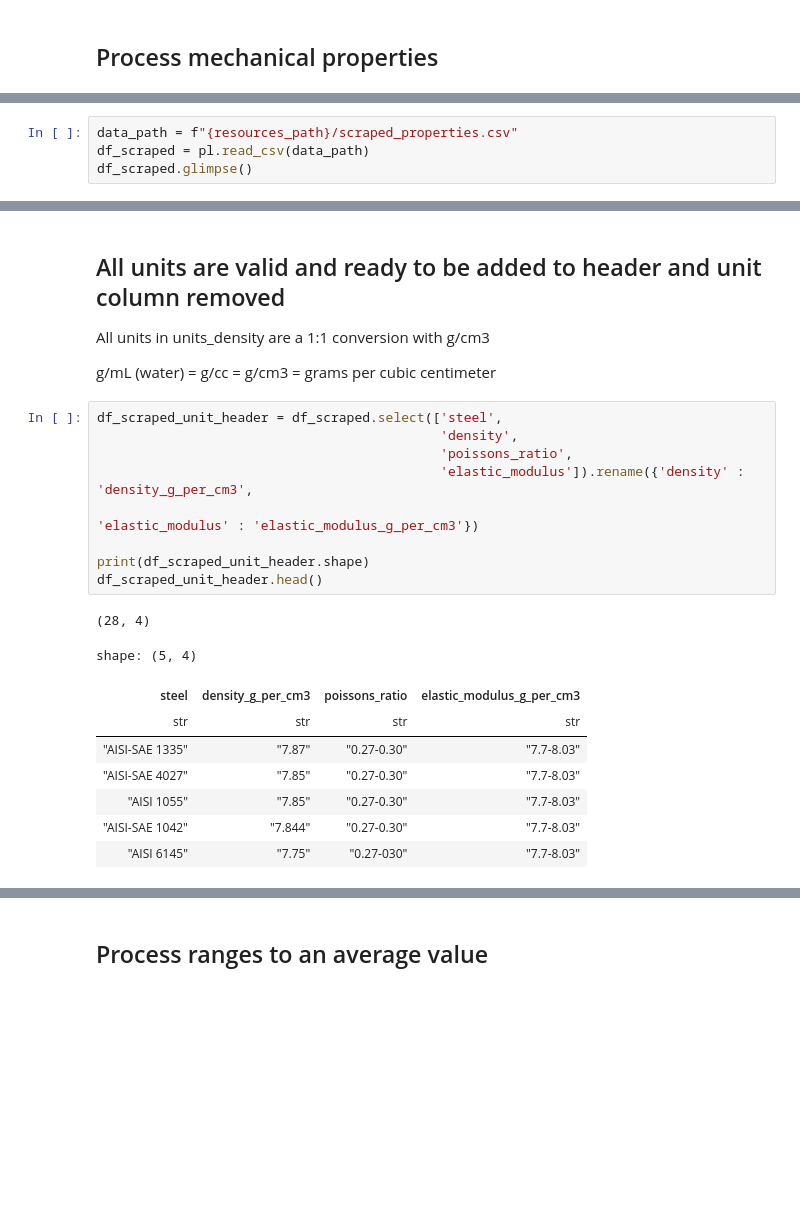
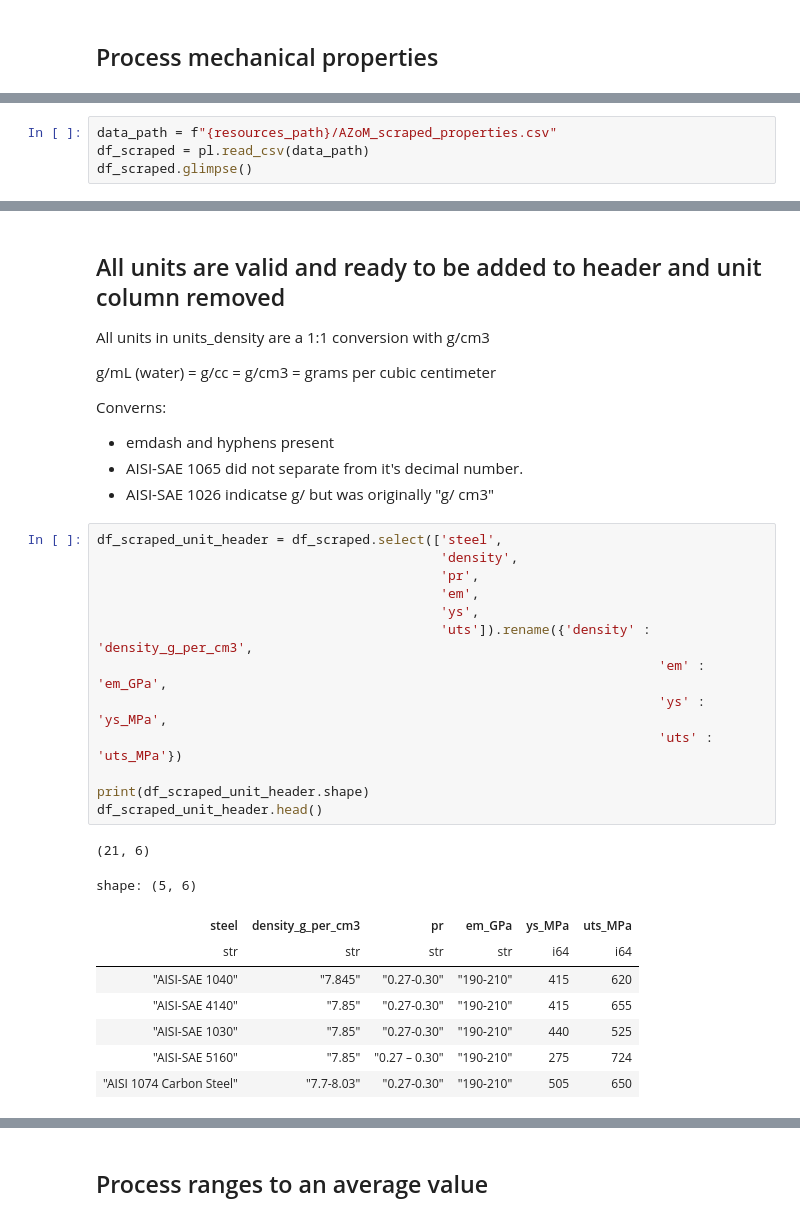
Before and after one commit to Nate-Sheibley/Mild-Steel-Tempering, a Jupyter notebook: Mild_Steel_Tempering-main.ipynb, the cells around one changed output, grey strips where cells are left out. Drawn from its saved outputs; the diff is of its cells as text; blank space fills up the shorter version.

```diff
--- a/Mild_Steel_Tempering-main.ipynb
+++ b/Mild_Steel_Tempering-main.ipynb
@@ -641,7 +775,7 @@ df_steel_properties.write_csv(f'{resources_path}/AZoM_scraped_properties.csv')
 
 Ensure all units are base units and the same down each column
 # %%
-data_path = f"{resources_path}/scraped_properties.csv"
+data_path = f"{resources_path}/AZoM_scraped_properties.csv"
 df_scraped = pl.read_csv(data_path)
 df_scraped.glimpse()
 # %% [output]
@@ -671,25 +806,34 @@ shape: (3, 2)
 All units in units_density are a 1:1 conversion with g/cm3
 
 g/mL (water) = g/cc = g/cm3 = grams per cubic centimeter
+
+Converns:
+* emdash and hyphens present
+* AISI-SAE 1065 did not separate from it's decimal number.
+* AISI-SAE 1026 indicatse g/ but was originally "g/ cm3"
 # %%
 df_scraped_unit_header = df_scraped.select(['steel',
                                             'density',
-                                            'poissons_ratio',
-                                            'elastic_modulus']).rename({'density' : 'density_g_per_cm3',
-                                                                        'elastic_modulus' : 'elastic_modulus_g_per_cm3'})
+                                            'pr',
+                                            'em',
+                                            'ys',
+                                            'uts']).rename({'density' : 'density_g_per_cm3',
+                                                                        'em' : 'em_GPa',
+                                                                        'ys' : 'ys_MPa',
+                                                                        'uts' : 'uts_MPa'})
 
 print(df_scraped_unit_header.shape)
 df_scraped_unit_header.head()
 # %% [output]
-(28, 4)
+(21, 6)
-shape: (5, 4)
+shape: (5, 6)
-| steel | density_g_per_cm3 | poissons_ratio | elastic_modulus_g_per_cm3 |
-| str | str | str | str |
-| "AISI-SAE 1335" | "7.87" | "0.27-0.30" | "7.7-8.03" |
-| "AISI-SAE 4027" | "7.85" | "0.27-0.30" | "7.7-8.03" |
-| "AISI 1055" | "7.85" | "0.27-0.30" | "7.7-8.03" |
-| "AISI-SAE 1042" | "7.844" | "0.27-0.30" | "7.7-8.03" |
-| "AISI 6145" | "7.75" | "0.27-030" | "7.7-8.03" |
+| steel | density_g_per_cm3 | pr | em_GPa | ys_MPa | uts_MPa |
+| str | str | str | str | i64 | i64 |
+| "AISI-SAE 1040" | "7.845" | "0.27-0.30" | "190-210" | 415 | 620 |
+| "AISI-SAE 4140" | "7.85" | "0.27-0.30" | "190-210" | 415 | 655 |
+| "AISI-SAE 1030" | "7.85" | "0.27-0.30" | "190-210" | 440 | 525 |
+| "AISI-SAE 5160" | "7.85" | "0.27 – 0.30" | "190-210" | 275 | 724 |
+| "AISI 1074 Carbon Steel" | "7.7-8.03" | "0.27-0.30" | "190-210" | 505 | 650 |
 # %%
 df_scraped_unit_header.describe()
 # %% [output]
```
Also changed, not shown: parts of 41 cells of this notebook, 5 other files.
